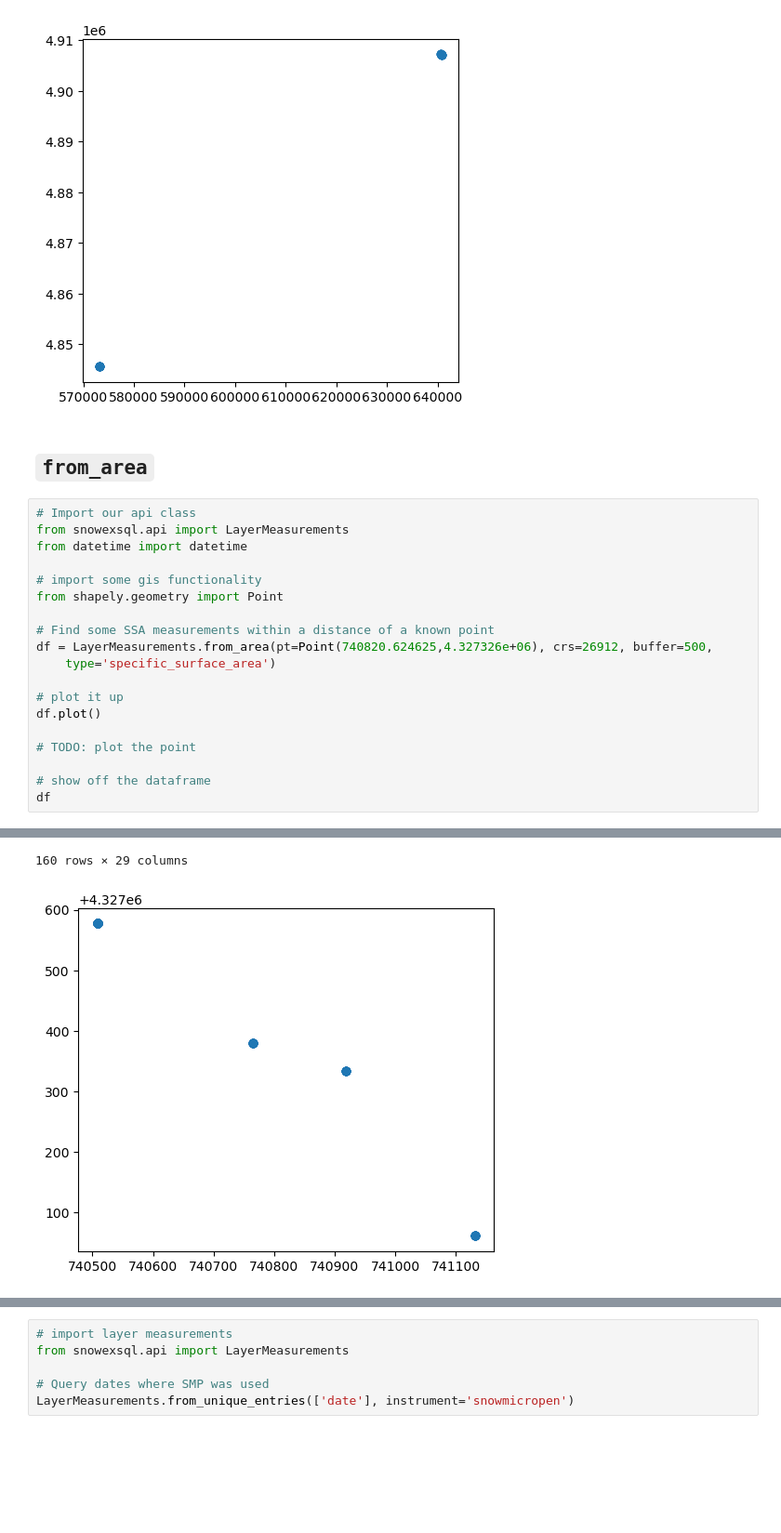
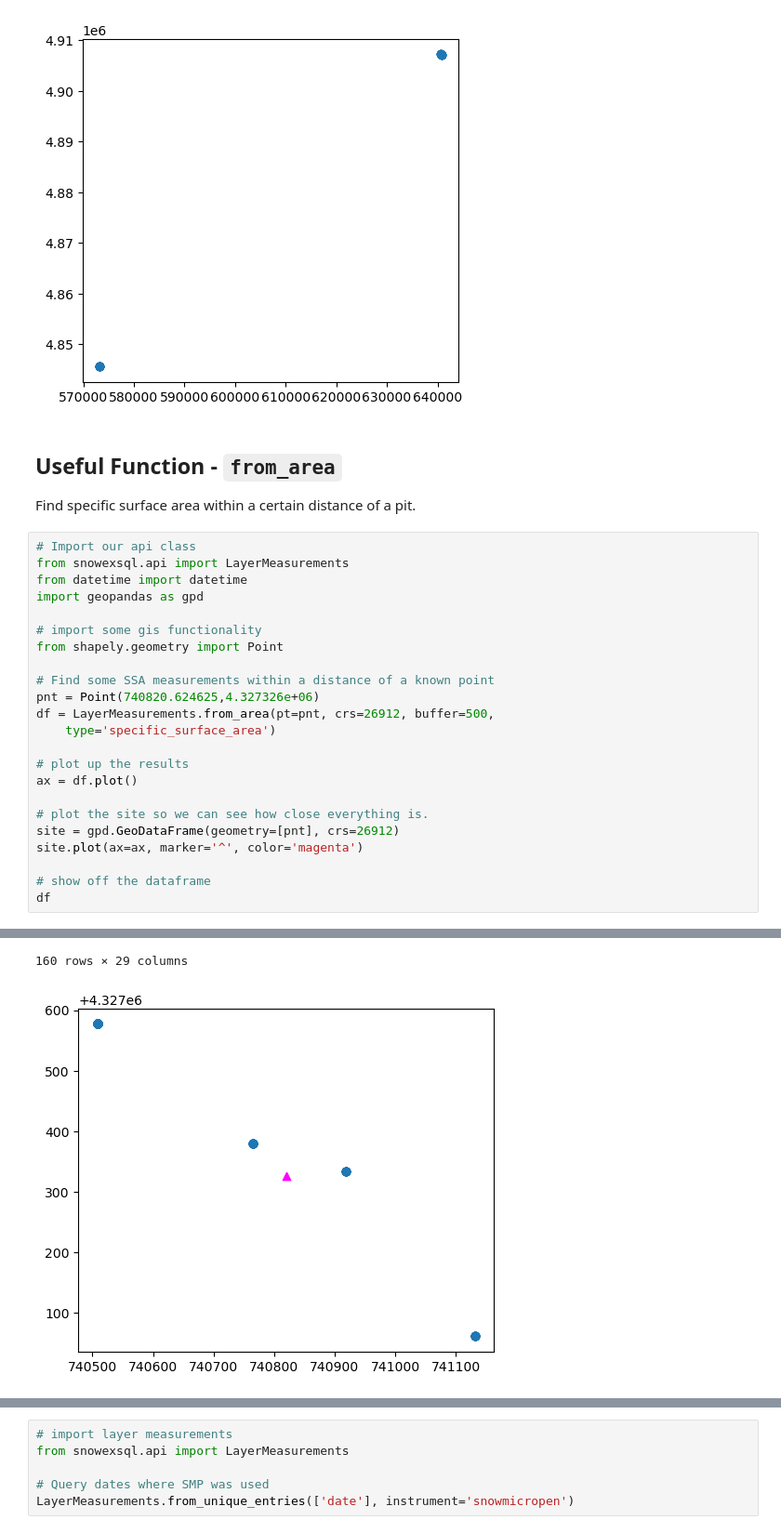
Before and after one commit to snowex-hackweek/website-2024, a Jupyter notebook: book/tutorials/snowex_database/3_forming_queries.ipynb, the cells around one changed output, grey strips where cells are left out. Shown at 93% size. Saved outputs shown, nothing was run; the diff lists cells and outputs as text; blank space fills up the shorter version.

```diff
--- a/book/tutorials/snowex_database/3_forming_queries.ipynb
+++ b/book/tutorials/snowex_database/3_forming_queries.ipynb
@@ -41,40 +41,45 @@ Banner Open    235.500000
 Banner Snotel  216.666667
 Bogus Upper    260.625000
 [figure]
-# %% [markdown]
-## `from_area`
+# %% [markdown]
+## Useful Function - `from_area`
+Find specific surface area within a certain distance of a pit.
 # %%
 # Import our api class
 from snowexsql.api import LayerMeasurements
 from datetime import datetime
+import geopandas as gpd
 
 # import some gis functionality
 from shapely.geometry import Point
 
 # Find some SSA measurements within a distance of a known point
-df = LayerMeasurements.from_area(pt=Point(740820.624625,4.327326e+06), crs=26912, buffer=500,
+pnt = Point(740820.624625,4.327326e+06)
+df = LayerMeasurements.from_area(pt=pnt, crs=26912, buffer=500,
     type='specific_surface_area')
 
-# plot it up
-df.plot()
+# plot up the results
+ax = df.plot()
 
-# TODO: plot the point
+# plot the site so we can see how close everything is.
+site = gpd.GeoDataFrame(geometry=[pnt], crs=26912)
+site.plot(ax=ax, marker='^', color='magenta')
 
 # show off the dataframe
 df
 # %% [output]
 |  | depth | site_id | pit_id | bottom_depth | comments | sample_a | sample_b | sample_c | value | flags | ... |
 | 0 | 84.0 | 1C5 | COGM1C5_20200212 | None | None | None | None | None | 45.6 | None | ... |
 | 1 | 79.0 | 1C5 | COGM1C5_20200212 | None | None | None | None | None | 38.2 | None | ... |
 | 2 | 74.0 | 1C5 | COGM1C5_20200212 | None | None | None | None | None | 24.5 | None | ... |
 | 3 | 69.0 | 1C5 | COGM1C5_20200212 | None | None | None | None | None | 23.5 | None | ... |
 | 4 | 64.0 | 1C5 | COGM1C5_20200212 | None | None | None | None | None | 22.4 | None | ... |
 | ... | ... | ... | ... | ... | ... | ... | ... | ... | ... | ... | ... |
 | 155 | 28.0 | 1C1 | COGM1C1_20200131 | None | None | None | None | None | 13.1 | None | ... |
 | 156 | 23.0 | 1C1 | COGM1C1_20200131 | None | None | None | None | None | 10.1 | None | ... |
 | 157 | 18.0 | 1C1 | COGM1C1_20200131 | None | None | None | None | None | 10.6 | None | ... |
 | 158 | 13.0 | 1C1 | COGM1C1_20200131 | None | None | None | None | None | 10.5 | None | ... |
 | 159 | 8.0 | 1C1 | COGM1C1_20200131 | None | None | None | None | None | 13.2 | None | ... |
 160 rows × 29 columns
-[figure, old version]
+[figure, new version]
 # %% [markdown]
```
Also changed, not shown: parts of 6 cells of this notebook, 3 other files.
